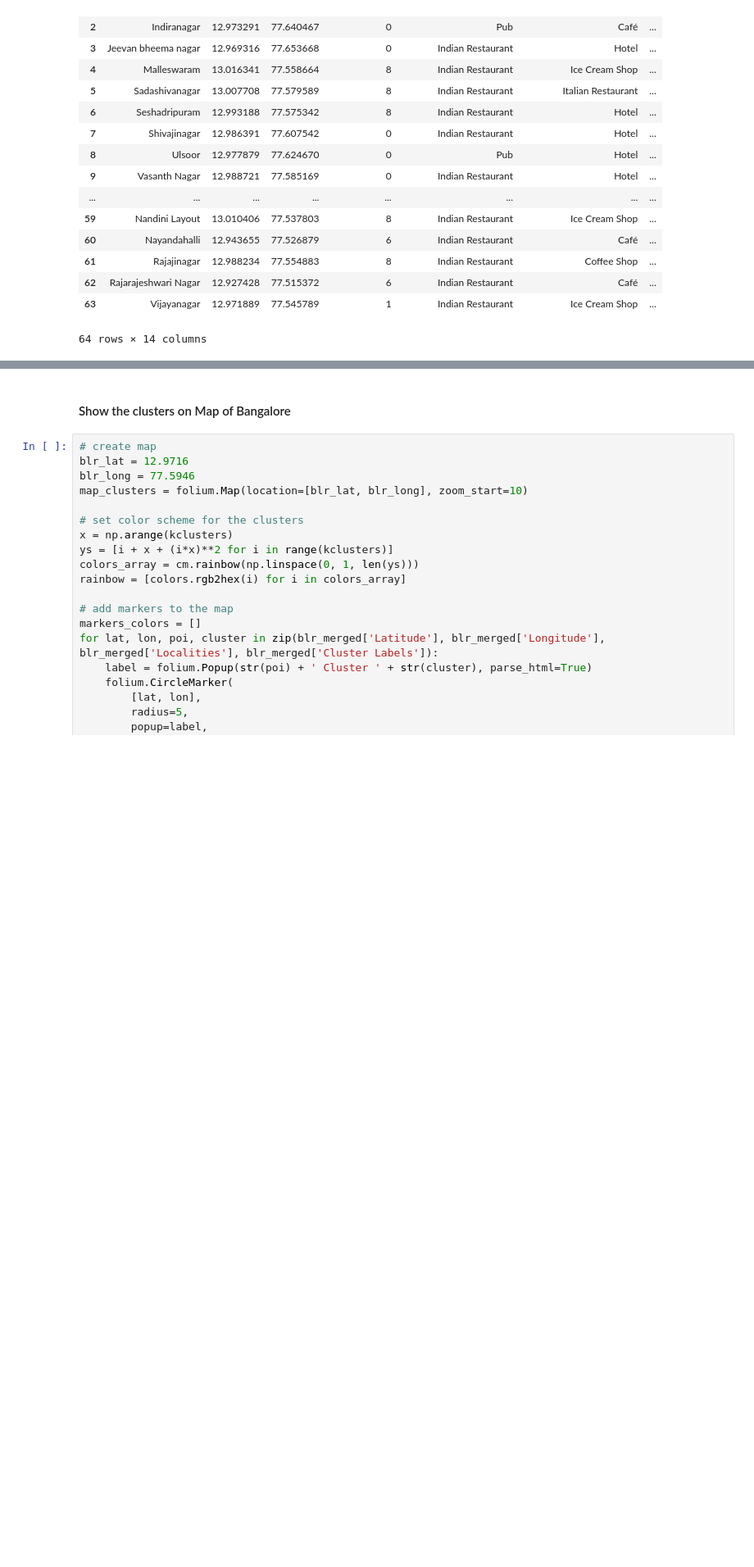
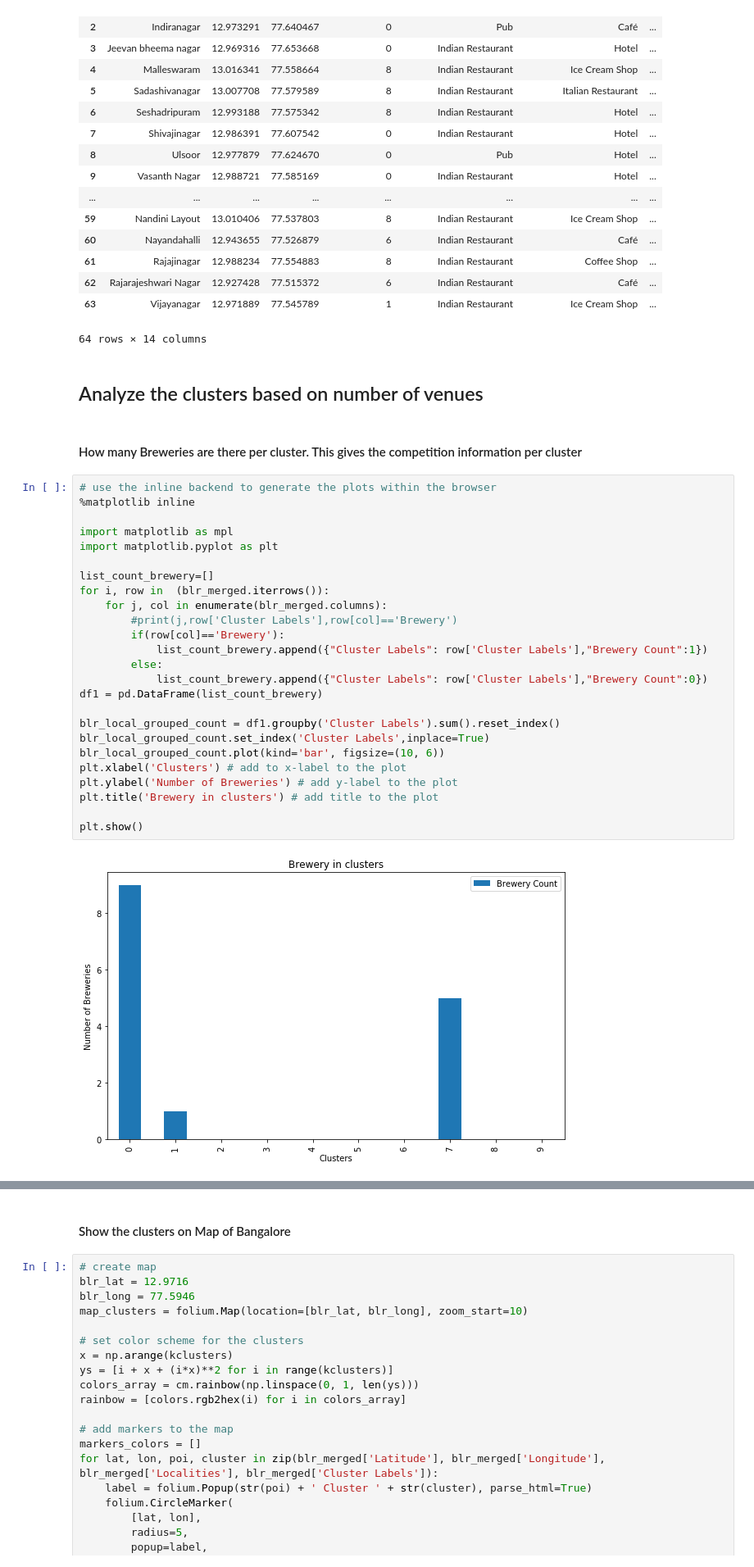
Before and after one commit to prashant-gautam-code/clustering-neighbourhood, a Jupyter notebook: CraftBeer.ipynb, the cells around one changed output, grey strips where cells are left out. Shown at 82% size. Saved outputs shown, nothing was run; the diff lists cells and outputs as text; blank space fills up the shorter version.

Commit message:
Capstone Week 5 Applied Data Science JNotebook
Capstone Week 5 Applied Data Science JNotebook updated with final report

```diff
--- a/CraftBeer.ipynb
+++ b/CraftBeer.ipynb
@@ -445,3 +445,34 @@ blr_merged # check the last columns!
 | 62 | Rajarajeshwari Nagar | 12.927428 | 77.515372 | 6 | Indian Restaurant | Café | ... |
 | 63 | Vijayanagar | 12.971889 | 77.545789 | 1 | Indian Restaurant | Ice Cream Shop | ... |
 64 rows × 14 columns
+# %% [markdown]
+## Analyze the clusters based on number of venues
+# %% [markdown]
+#### How many Breweries are there per cluster. This gives the competition information per cluster
+# %%
+# use the inline backend to generate the plots within the browser
+%matplotlib inline
+
+import matplotlib as mpl
+import matplotlib.pyplot as plt
+
+list_count_brewery=[]
+for i, row in  (blr_merged.iterrows()):
+    for j, col in enumerate(blr_merged.columns):
+        #print(j,row['Cluster Labels'],row[col]=='Brewery')
+        if(row[col]=='Brewery'):
+            list_count_brewery.append({"Cluster Labels": row['Cluster Labels'],"Brewery Count":1})
+        else:
+            list_count_brewery.append({"Cluster Labels": row['Cluster Labels'],"Brewery Count":0})
+df1 = pd.DataFrame(list_count_brewery)
+
+blr_local_grouped_count = df1.groupby('Cluster Labels').sum().reset_index()
+blr_local_grouped_count.set_index('Cluster Labels',inplace=True)
+blr_local_grouped_count.plot(kind='bar', figsize=(10, 6))
+plt.xlabel('Clusters') # add to x-label to the plot
+plt.ylabel('Number of Breweries') # add y-label to the plot
+plt.title('Brewery in clusters') # add title to the plot
+
+plt.show()
+# %% [output]
+[figure, added]
```
Also changed, not shown: parts of 7 cells of this notebook.
